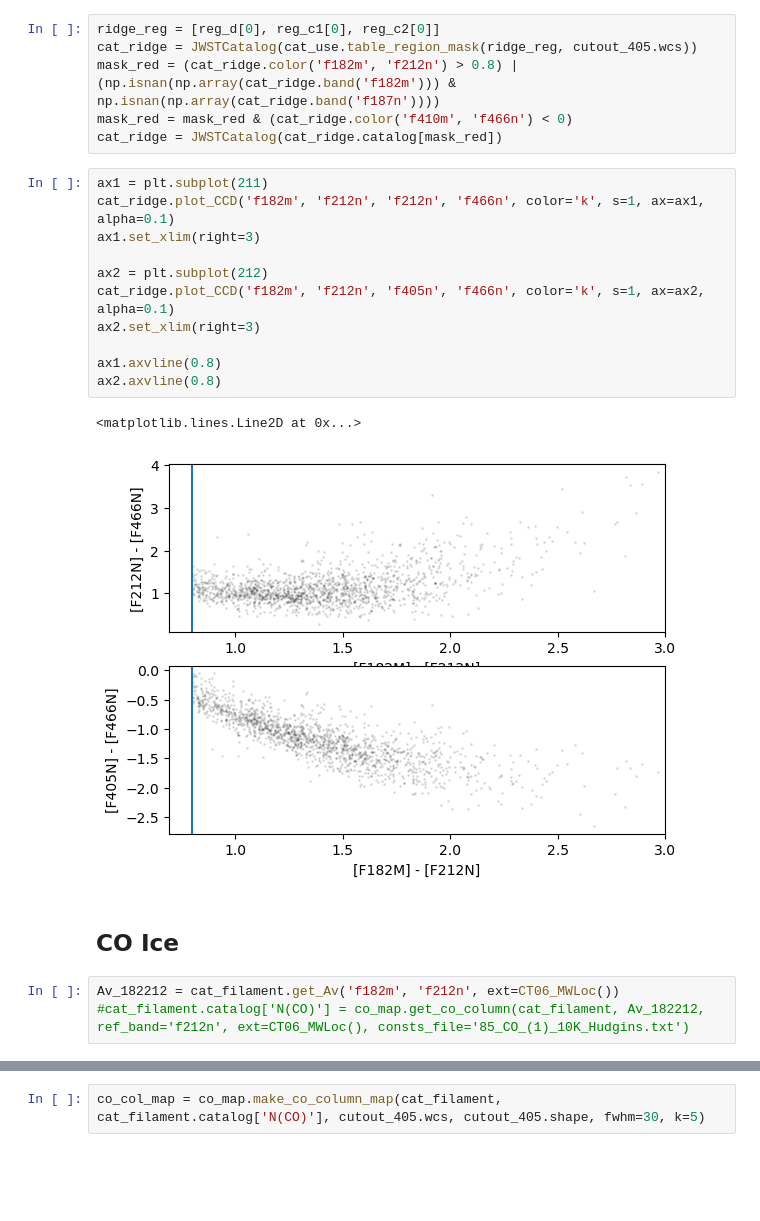
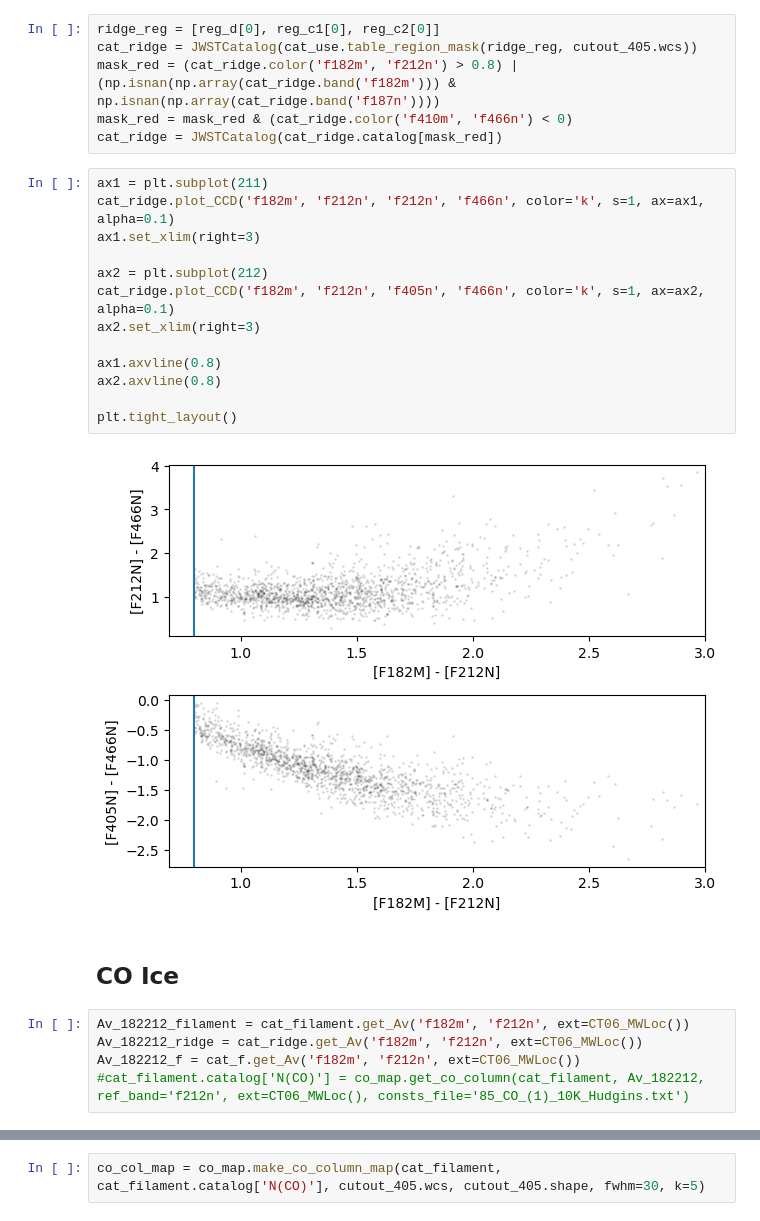
Before and after one commit to SpacialTree/lactea-filament, a Jupyter notebook: lactea-filament/notebooks/filament_COice.ipynb, the cells around one changed output, grey strips where cells are left out. Drawn from its saved outputs; the diff is of its cells as text; blank space fills up the shorter version.

```diff
--- a/lactea-filament/notebooks/filament_COice.ipynb
+++ b/lactea-filament/notebooks/filament_COice.ipynb
@@ -96,19 +128,22 @@ cat_ridge = JWSTCatalog(cat_ridge.catalog[mask_red])
 # %%
 ax1 = plt.subplot(211)
 cat_ridge.plot_CCD('f182m', 'f212n', 'f212n', 'f466n', color='k', s=1, ax=ax1, alpha=0.1)
 ax1.set_xlim(right=3)
 
 ax2 = plt.subplot(212)
 cat_ridge.plot_CCD('f182m', 'f212n', 'f405n', 'f466n', color='k', s=1, ax=ax2, alpha=0.1)
 ax2.set_xlim(right=3)
 
 ax1.axvline(0.8)
 ax2.axvline(0.8)
+
+plt.tight_layout()
 # %% [output]
-<matplotlib.lines.Line2D at 0x...>
-[figure, old version]
+[figure, new version]
 # %% [markdown]
 ## CO Ice
 # %%
-Av_182212 = cat_filament.get_Av('f182m', 'f212n', ext=CT06_MWLoc())
+Av_182212_filament = cat_filament.get_Av('f182m', 'f212n', ext=CT06_MWLoc())
+Av_182212_ridge = cat_ridge.get_Av('f182m', 'f212n', ext=CT06_MWLoc())
+Av_182212_f = cat_f.get_Av('f182m', 'f212n', ext=CT06_MWLoc())
 #cat_filament.catalog['N(CO)'] = co_map.get_co_column(cat_filament, Av_182212, ref_band='f212n', ext=CT06_MWLoc(), consts_file='85_CO_(1)_10K_Hudgins.txt')
```
Also changed, not shown: parts of 14 cells of this notebook.
